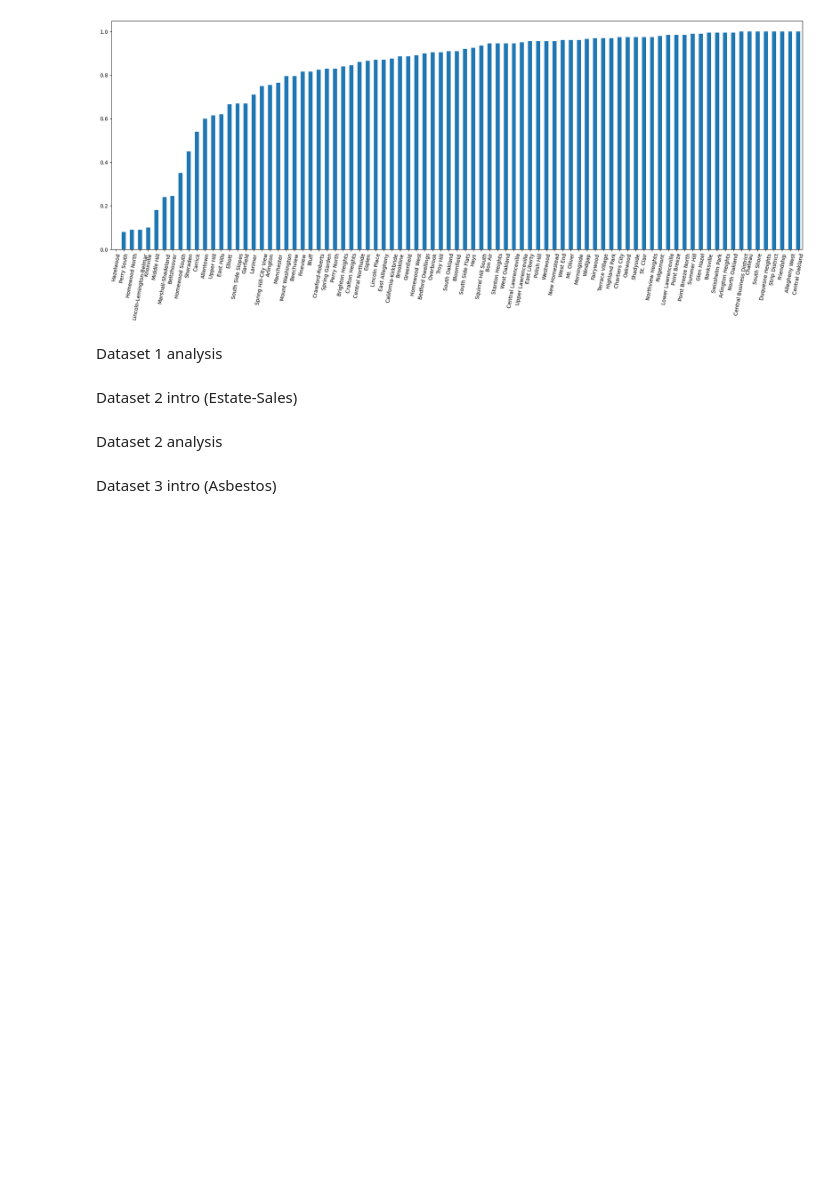
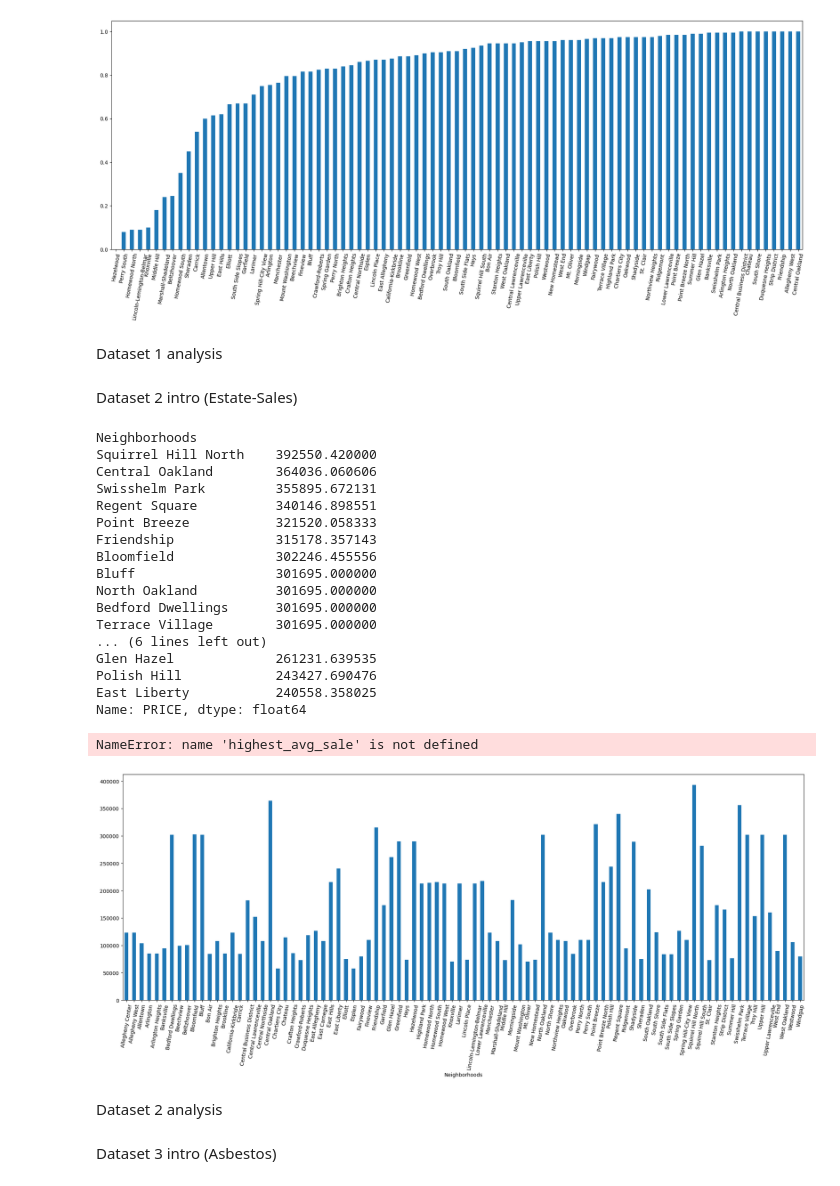
Before and after one commit to rizzocolton/Big-Ideas-Final-Project, a Jupyter notebook: Final.ipynb, the cells around one changed output. Drawn from its saved outputs; the diff is of its cells as text; code cells hidden in the pictures; blank space fills up the shorter version.

```diff
--- a/Final.ipynb
+++ b/Final.ipynb
@@ -88,3 +71,41 @@ print(score.round(1))
+# %%
+sales["Neighborhoods"] = sales["PROPERTYZIP"].astype(str).apply(zip_to_neighborhoods)
+sales = sales.explode("Neighborhoods")
+sales_counts = sales["Neighborhoods"].value_counts()
+sales_counts.plot(kind = "bar", figsize = (24,8),rot = 80)
+
+average_sale = sales.groupby("Neighborhoods")["PRICE"].mean()
+average_sale.plot(kind = "bar", figsize = (24,8),rot = 80)
+
+top10avgsale = average_sale.sort_values(ascending = False).head(20)
+print(top10avgsale)
+highest_avg_sale = average_s
+highest_avg_sale.sort_values(ascending = False)
+max_value = highest_avg_sale.iloc[0]
+min_value = highest_avg_sale.iloc[len(highest_avg_sale) - 1]
+score = (highest_avg_sale - min_value)/ (max_value - min_value)
+score = score * 100
+print(score.round(1))
+# %% [output]
+Neighborhoods
+Squirrel Hill North    392550.420000
+Central Oakland        364036.060606
+Swisshelm Park         355895.672131
+Regent Square          340146.898551
+Point Breeze           321520.058333
+Friendship             315178.357143
+Bloomfield             302246.455556
+Bluff                  301695.000000
+North Oakland          301695.000000
+Bedford Dwellings      301695.000000
+Terrace Village        301695.000000
+... (6 lines left out)
+Glen Hazel             261231.639535
+Polish Hill            243427.690476
+East Liberty           240558.358025
+Name: PRICE, dtype: float64
+NameError: name 'highest_avg_sale' is not defined
+[figure, added]
 # %% [markdown]
 Dataset 2 analysis
 # %% [markdown]
```
Also changed, not shown: parts of 3 cells of this notebook, 1 other file.
